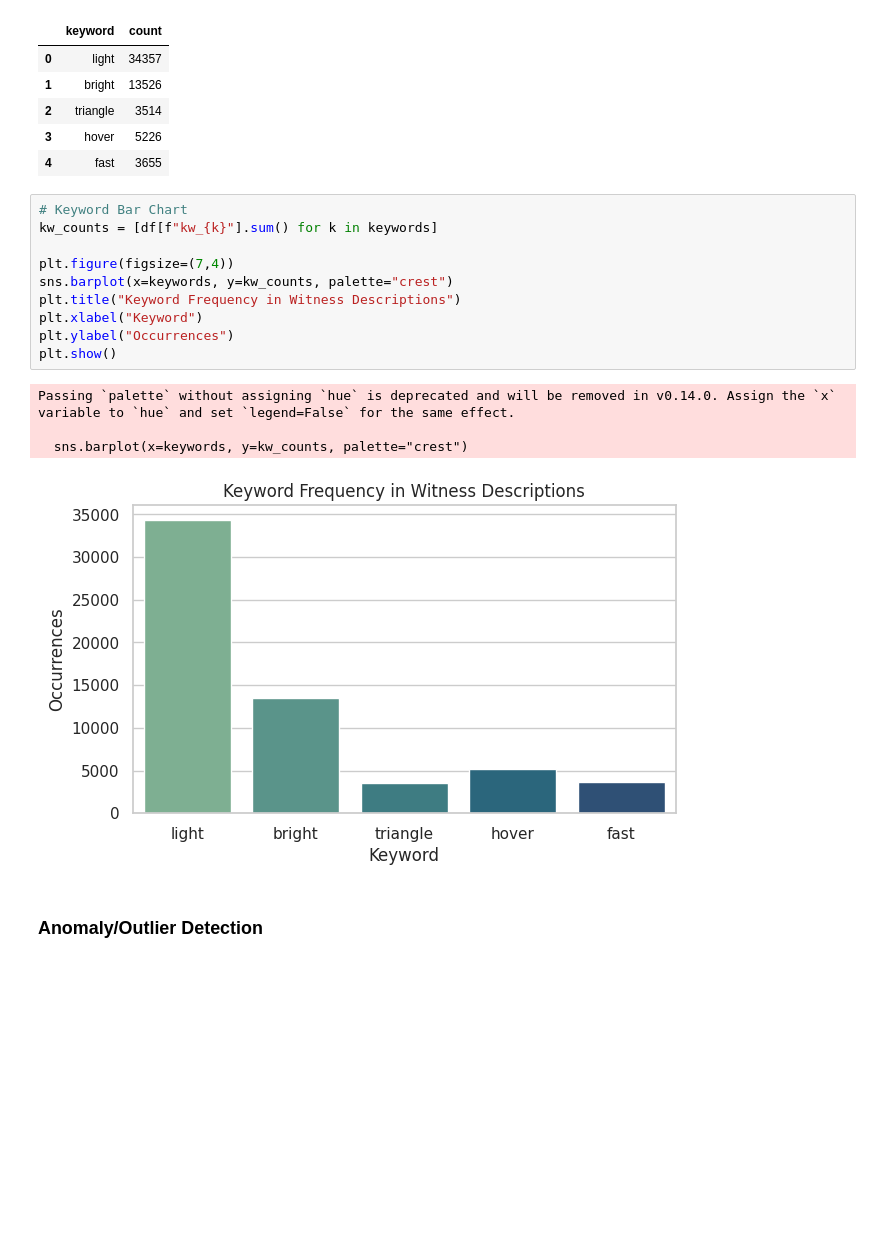
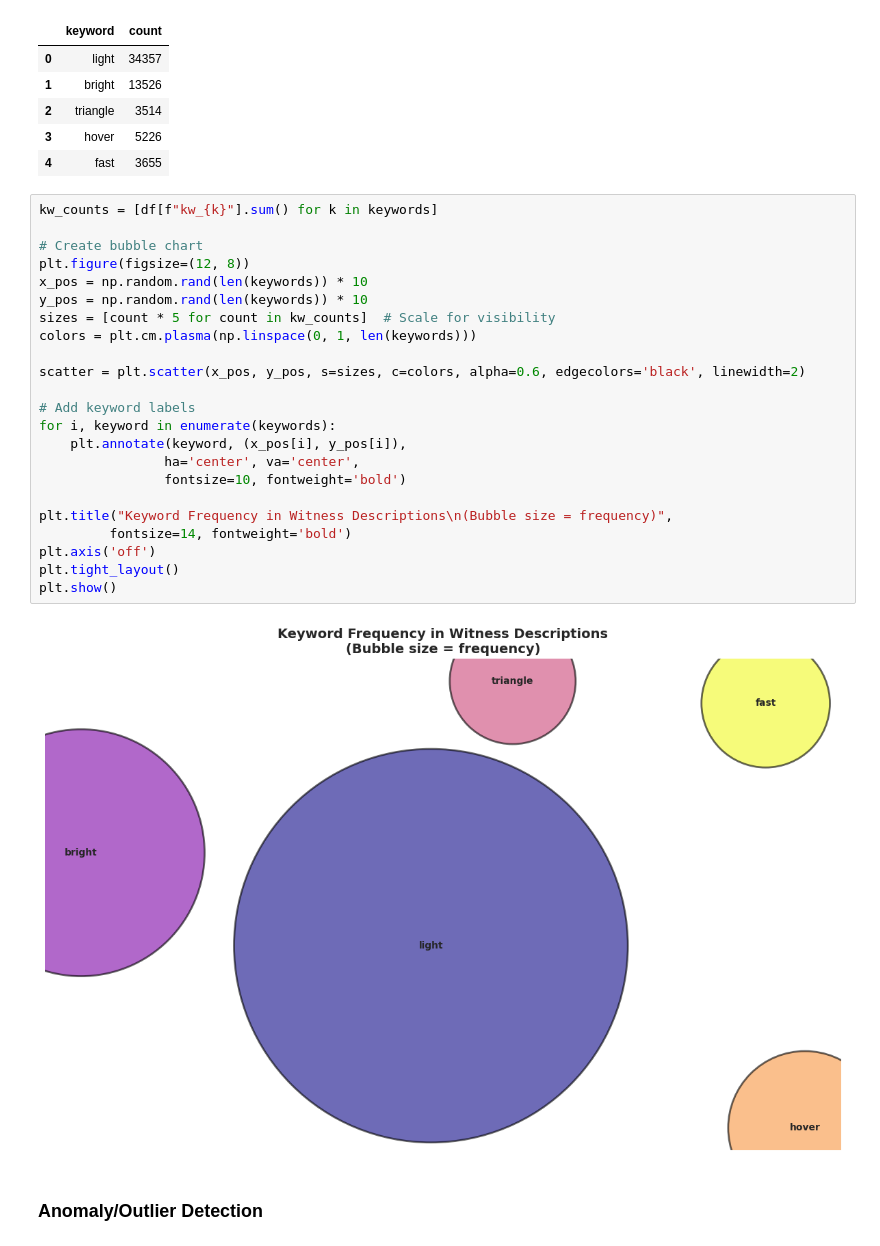
Before and after one commit to Momena-akhtar/ufo-sightings, a Jupyter notebook: data/notebooks/03_exploratory_analysis.ipynb, the cells around one changed output. Drawn from its saved outputs; the diff is of its cells as text; blank space fills up the shorter version.

```diff
--- a/data/notebooks/03_exploratory_analysis.ipynb
+++ b/data/notebooks/03_exploratory_analysis.ipynb
@@ -266,20 +263,30 @@ pd.DataFrame({
 | 3 | hover | 5226 |
 | 4 | fast | 3655 |
 # %%
-# Keyword Bar Chart
 kw_counts = [df[f"kw_{k}"].sum() for k in keywords]
 
-plt.figure(figsize=(7,4))
-sns.barplot(x=keywords, y=kw_counts, palette="crest")
-plt.title("Keyword Frequency in Witness Descriptions")
-plt.xlabel("Keyword")
-plt.ylabel("Occurrences")
+# Create bubble chart
+plt.figure(figsize=(12, 8))
+x_pos = np.random.rand(len(keywords)) * 10
+y_pos = np.random.rand(len(keywords)) * 10
+sizes = [count * 5 for count in kw_counts]  # Scale for visibility
+colors = plt.cm.plasma(np.linspace(0, 1, len(keywords)))
+
+scatter = plt.scatter(x_pos, y_pos, s=sizes, c=colors, alpha=0.6, edgecolors='black', linewidth=2)
+
+# Add keyword labels
+for i, keyword in enumerate(keywords):
+    plt.annotate(keyword, (x_pos[i], y_pos[i]),
+                ha='center', va='center',
+                fontsize=10, fontweight='bold')
+
+plt.title("Keyword Frequency in Witness Descriptions\n(Bubble size = frequency)",
+         fontsize=14, fontweight='bold')
+plt.axis('off')
+plt.tight_layout()
 plt.show()
 # %% [output]
-Passing `palette` without assigning `hue` is deprecated and will be removed in v0.14.0. Assign the `x` variable to `hue` and set `legend=False` for the same effect.
-
-  sns.barplot(x=keywords, y=kw_counts, palette="crest")
-[figure, old version]
+[figure, new version]
 # %% [markdown]
 ### Anomaly/Outlier Detection
 # %%
```
Also changed, not shown: parts of 9 cells of this notebook, 3 other files.
